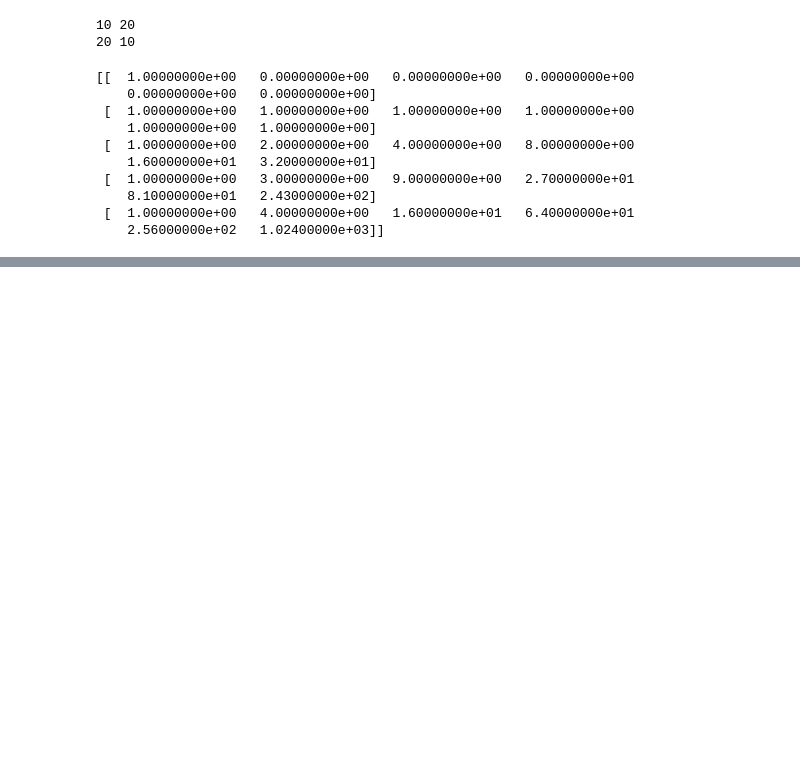
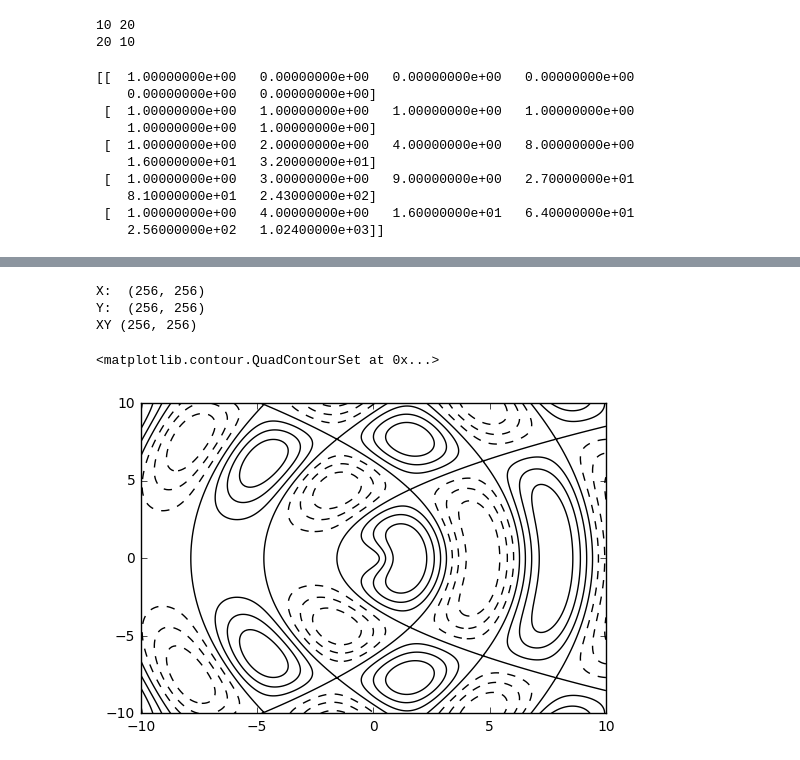
Before and after one commit to oqrusk/coursera_machine_learning, a Jupyter notebook: sandbox.ipynb, the cells around one changed output, grey strips where cells are left out. Drawn from its saved outputs; the diff is of its cells as text; code cells hidden in the pictures; blank space fills up the shorter version.

```diff
--- a/sandbox.ipynb
+++ b/sandbox.ipynb
@@ -39,0 +98,19 @@ print(out)
+# %%
+def f(x, y):
+    return np.sin(np.sqrt(x * x + y * y)) + np.sin(x)
+
+n = 256
+x = np.linspace(-10, 10, n)
+y = np.linspace(-10, 10, n)
+X,Y = np.meshgrid(x, y)
+print("X: ", X.shape)
+print("Y: ", Y.shape)
+print("XY", f(X, Y).shape )
+# plt.contourf(X, Y, f(X, Y), 8, alpha=.75, cmap=plt.cm.Blues)
+plt.contour(X, Y, f(X, Y), 8, colors='black', linewidth=.5)
+# %% [output]
+X:  (256, 256)
+Y:  (256, 256)
+XY (256, 256)
+<matplotlib.contour.QuadContourSet at 0x...>
+[figure, added]
```
Also changed, not shown: parts of 4 cells of this notebook, 2 other files.
